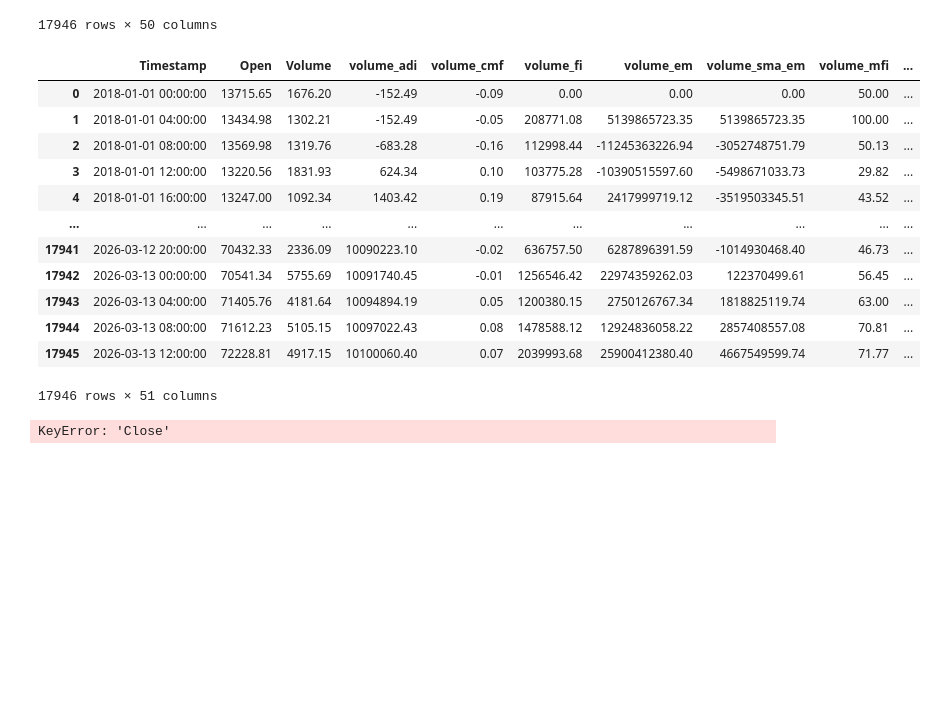
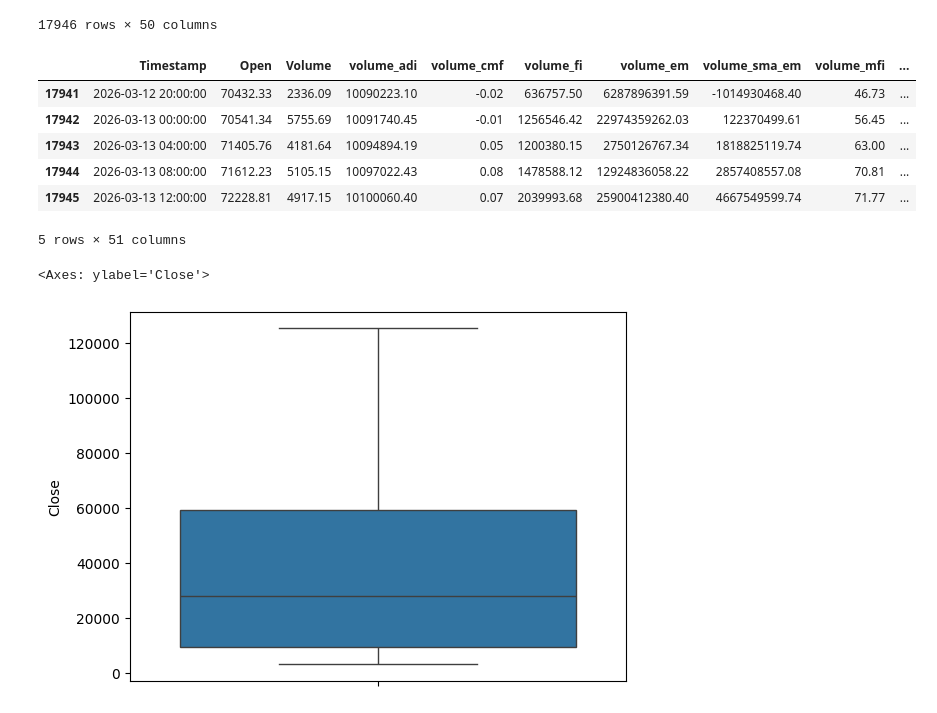
Before and after one commit to emircancancelik/Python-DataScience-MachineLearning, a Jupyter notebook: machinelearning/BTCwithML.ipynb, the cells around one changed output. Drawn from its saved outputs; the diff is of its cells as text; code cells hidden in the pictures; blank space fills up the shorter version.

```diff
--- a/machinelearning/BTCwithML.ipynb
+++ b/machinelearning/BTCwithML.ipynb
@@ -173,0 +147,2 @@ df_cleaned = df.drop(columns=to_drop)
+# %%
+corr_matrix = df.corr(numeric_only=True)
@@ -200,22 +183,19 @@ df_cleaned
 # %%
 df_cleaned['Target'] = df['Close'].shift(-1)
 # %%
-df_cleaned
+df_cleaned.tail()
 # %% [output]
 |  | Timestamp | Open | Volume | volume_adi | volume_cmf | volume_fi | volume_em | volume_sma_em | volume_mfi | ... |
-| 0 | 2018-01-01 00:00:00 | 13715.65 | 1676.20 | -152.49 | -0.09 | 0.00 | 0.00 | 0.00 | 50.00 | ... |
-| 1 | 2018-01-01 04:00:00 | 13434.98 | 1302.21 | -152.49 | -0.05 | 208771.08 | 5139865723.35 | 5139865723.35 | 100.00 | ... |
-| 2 | 2018-01-01 08:00:00 | 13569.98 | 1319.76 | -683.28 | -0.16 | 112998.44 | -11245363226.94 | -3052748751.79 | 50.13 | ... |
-| 3 | 2018-01-01 12:00:00 | 13220.56 | 1831.93 | 624.34 | 0.10 | 103775.28 | -10390515597.60 | -5498671033.73 | 29.82 | ... |
-| 4 | 2018-01-01 16:00:00 | 13247.00 | 1092.34 | 1403.42 | 0.19 | 87915.64 | 2417999719.12 | -3519503345.51 | 43.52 | ... |
-| ... | ... | ... | ... | ... | ... | ... | ... | ... | ... | ... |
 | 17941 | 2026-03-12 20:00:00 | 70432.33 | 2336.09 | 10090223.10 | -0.02 | 636757.50 | 6287896391.59 | -1014930468.40 | 46.73 | ... |
 | 17942 | 2026-03-13 00:00:00 | 70541.34 | 5755.69 | 10091740.45 | -0.01 | 1256546.42 | 22974359262.03 | 122370499.61 | 56.45 | ... |
 | 17943 | 2026-03-13 04:00:00 | 71405.76 | 4181.64 | 10094894.19 | 0.05 | 1200380.15 | 2750126767.34 | 1818825119.74 | 63.00 | ... |
 | 17944 | 2026-03-13 08:00:00 | 71612.23 | 5105.15 | 10097022.43 | 0.08 | 1478588.12 | 12924836058.22 | 2857408557.08 | 70.81 | ... |
 | 17945 | 2026-03-13 12:00:00 | 72228.81 | 4917.15 | 10100060.40 | 0.07 | 2039993.68 | 25900412380.40 | 4667549599.74 | 71.77 | ... |
-17946 rows × 51 columns
+5 rows × 51 columns
 # %%
 df_cleaned['Log_Return'] = np.log(df['Close'] / df['Close'].shift(1))
-# %% [output]
-KeyError: 'Close'
+# %%
+sns.boxplot(data=df, y="Close")
+# %% [output]
+<Axes: ylabel='Close'>
+[figure, added]
```
Also changed, not shown: parts of 27 cells of this notebook.
